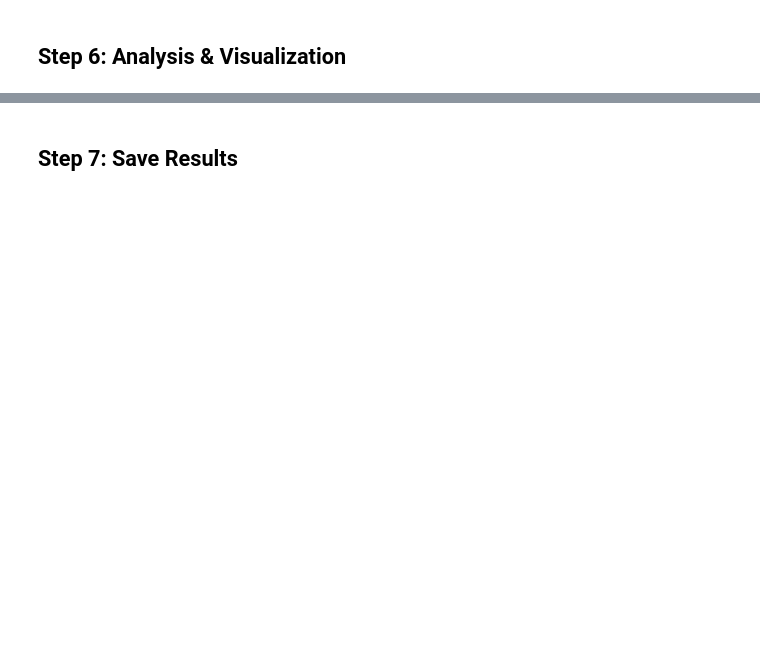
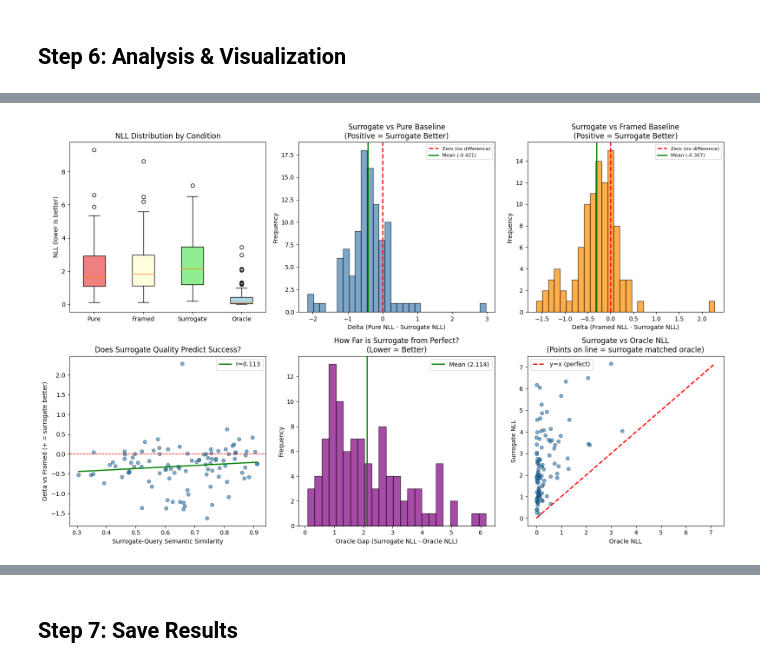
Before and after one commit to peterg889/research, a Jupyter notebook: directed_kvcache/surrogate_primed_kv_caching.ipynb, the cells around one changed output, grey strips where cells are left out. Saved outputs shown, nothing was run; the diff lists cells and outputs as text; code cells hidden in the pictures; blank space fills up the shorter version.

```diff
--- a/directed_kvcache/surrogate_primed_kv_caching.ipynb
+++ b/directed_kvcache/surrogate_primed_kv_caching.ipynb
@@ -110,3 +161,8 @@ if tokenizer.pad_token is None:
 
 model.eval()
 print(f"Model loaded successfully. Parameters: {model.num_parameters():,}")
+
+# Load embedding model for surrogate quality measurement
+print(f"\nLoading embedding model: {config.embedding_model_name}")
+embed_model = SentenceTransformer(config.embedding_model_name)
+print("Embedding model loaded successfully.")
@@ -517,6 +737,6 @@ def run_experiment(
 print(f"Running experiment on {len(samples)} samples...")
 print("="*80)
 
-results = run_experiment(samples, model, tokenizer, config)
+results = run_experiment(samples, model, tokenizer, embed_model, config)
 
 print(f"\nCompleted {len(results)} samples successfully")
@@ -651,0 +1005,89 @@ print("\nFigure saved to: experiment_results.png")
+# %%
+# Extended Visualization
+fig, axes = plt.subplots(2, 3, figsize=(16, 10))
+
+# Extract data
+pure_nlls = [r['pure_nll'] for r in results]
+framed_nlls = [r['framed_nll'] for r in results]
+surrogate_nlls = [r['surrogate_nll'] for r in results]
+oracle_nlls = [r['oracle_nll'] for r in results]
+similarities = [r['surrogate_similarity'] for r in results]
+deltas_vs_pure = [r['delta_vs_pure'] for r in results]
+deltas_vs_framed = [r['delta_vs_framed'] for r in results]
+oracle_gaps = [r['oracle_gap'] for r in results]
+
+# Plot 1: Box plot of all conditions
+ax1 = axes[0, 0]
+box_data = [pure_nlls, framed_nlls, surrogate_nlls, oracle_nlls]
+bp = ax1.boxplot(box_data, labels=['Pure', 'Framed', 'Surrogate', 'Oracle'], patch_artist=True)
+colors = ['lightcoral', 'lightyellow', 'lightgreen', 'lightblue']
+for patch, color in zip(bp['boxes'], colors):
+    patch.set_facecolor(color)
+ax1.set_ylabel('NLL (lower is better)')
+ax1.set_title('NLL Distribution by Condition')
+
+# Plot 2: Histogram of Delta vs Pure
+ax2 = axes[0, 1]
+ax2.hist(deltas_vs_pure, bins=30, edgecolor='black', alpha=0.7, color='steelblue')
+ax2.axvline(x=0, color='red', linestyle='--', linewidth=2, label='Zero (no difference)')
+ax2.axvline(x=np.mean(deltas_vs_pure), color='green', linestyle='-', linewidth=2,
+            label=f'Mean ({np.mean(deltas_vs_pure):.3f})')
+ax2.set_xlabel('Delta (Pure NLL - Surrogate NLL)')
+ax2.set_ylabel('Frequency')
+ax2.set_title('Surrogate vs Pure Baseline\n(Positive = Surrogate Better)')
+ax2.legend(fontsize=8)
+
+# Plot 3: Histogram of Delta vs Framed
+ax3 = axes[0, 2]
+ax3.hist(deltas_vs_framed, bins=30, edgecolor='black', alpha=0.7, color='darkorange')
+ax3.axvline(x=0, color='red', linestyle='--', linewidth=2, label='Zero (no difference)')
+ax3.axvline(x=np.mean(deltas_vs_framed), color='green', linestyle='-', linewidth=2,
+            label=f'Mean ({np.mean(deltas_vs_framed):.3f})')
+ax3.set_xlabel('Delta (Framed NLL - Surrogate NLL)')
+ax3.set_ylabel('Frequency')
+ax3.set_title('Surrogate vs Framed Baseline\n(Positive = Surrogate Better)')
+ax3.legend(fontsize=8)
+
+# Plot 4: Surrogate similarity vs Delta (does quality predict success?)
+ax4 = axes[1, 0]
+ax4.scatter(similarities, deltas_vs_framed, alpha=0.6, edgecolor='black', linewidth=0.5)
+ax4.axhline(y=0, color='red', linestyle='--', linewidth=1)
+# Add trend line
+z = np.polyfit(similarities, deltas_vs_framed, 1)
+p = np.poly1d(z)
+x_line = np.linspace(min(similarities), max(similarities), 100)
+ax4.plot(x_line, p(x_line), 'g-', linewidth=2,
+         label=f'r={analysis["corr_similarity_delta_framed"]:.3f}')
+ax4.set_xlabel('Surrogate-Query Semantic Similarity')
+ax4.set_ylabel('Delta vs Framed (+ = surrogate better)')
+ax4.set_title('Does Surrogate Quality Predict Success?')
+ax4.legend()
+
+# Plot 5: Oracle gap distribution
+ax5 = axes[1, 1]
+ax5.hist(oracle_gaps, bins=25, edgecolor='black', alpha=0.7, color='purple')
+ax5.axvline(x=np.mean(oracle_gaps), color='green', linestyle='-', linewidth=2,
+            label=f'Mean ({np.mean(oracle_gaps):.3f})')
+ax5.set_xlabel('Oracle Gap (Surrogate NLL - Oracle NLL)')
+ax5.set_ylabel('Frequency')
+ax5.set_title('How Far is Surrogate from Perfect?\n(Lower = Better)')
+ax5.legend()
+
+# Plot 6: Surrogate vs Oracle scatter
+ax6 = axes[1, 2]
+ax6.scatter(oracle_nlls, surrogate_nlls, alpha=0.6, edgecolor='black', linewidth=0.5)
+min_val = min(min(oracle_nlls), min(surrogate_nlls))
+max_val = max(max(oracle_nlls), max(surrogate_nlls))
+ax6.plot([min_val, max_val], [min_val, max_val], 'r--', linewidth=2, label='y=x (perfect)')
+ax6.set_xlabel('Oracle NLL')
+ax6.set_ylabel('Surrogate NLL')
+ax6.set_title('Surrogate vs Oracle NLL\n(Points on line = surrogate matched oracle)')
+ax6.legend()
+
+plt.tight_layout()
+plt.savefig('experiment_results_extended.png', dpi=150, bbox_inches='tight')
+plt.show()
+
+print("\nFigure saved to: experiment_results_extended.png")
+# %% [output]
+[figure, added]
```
Also changed, not shown: parts of 28 cells of this notebook, 2 other files.
